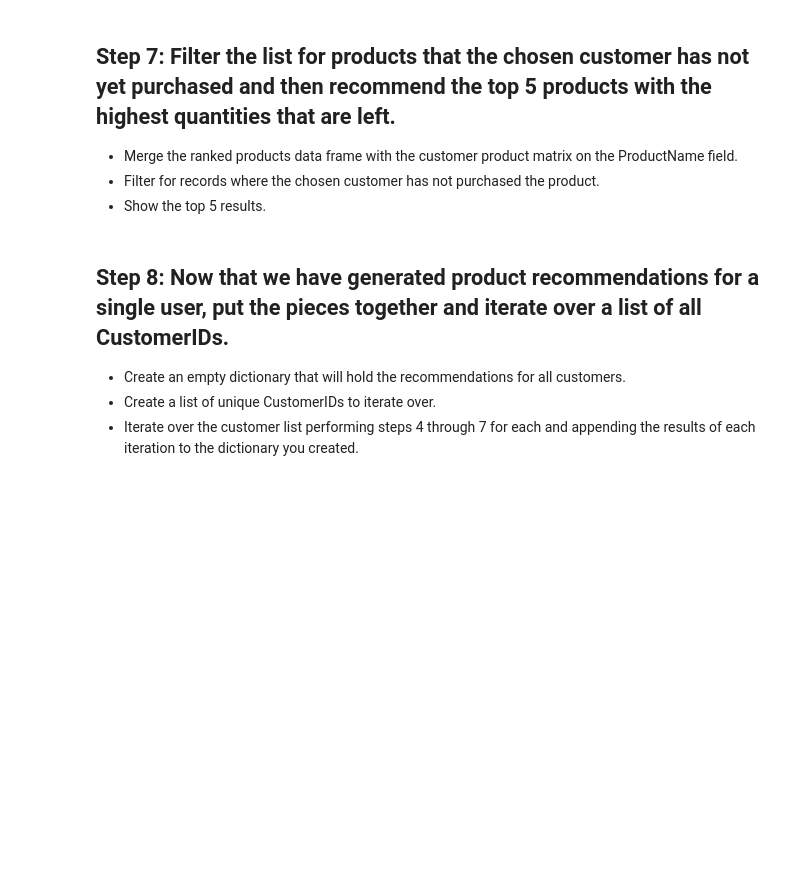
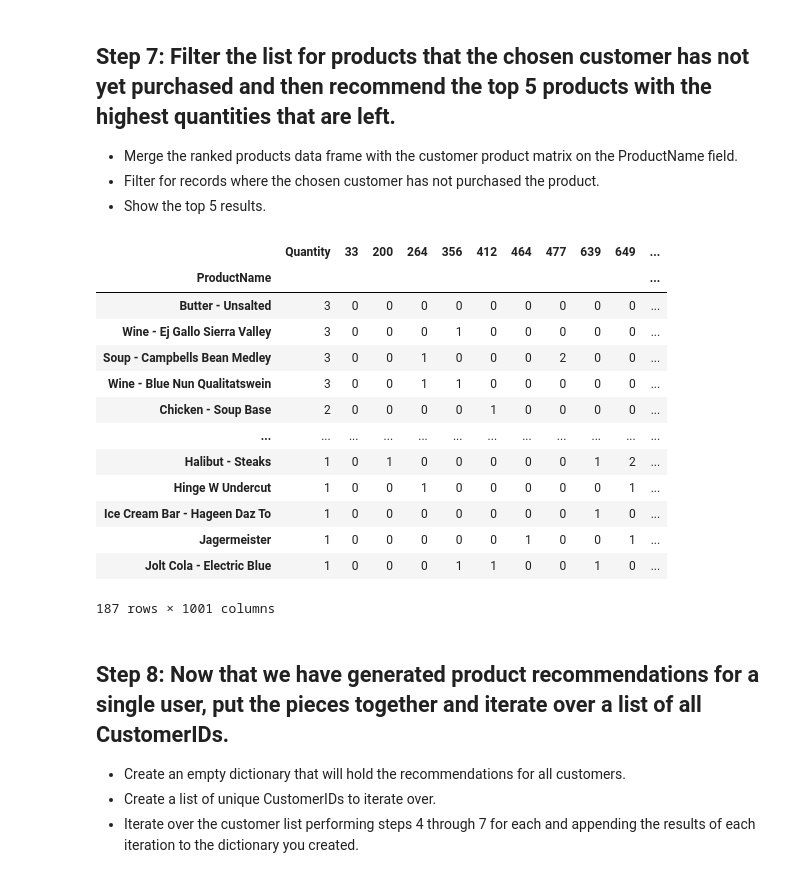
Before and after one commit to Data-FT-MX/lab_recommender_system, a Jupyter notebook: your-code/main.ipynb, the cells around one changed output. Saved outputs shown, nothing was run; the diff lists cells and outputs as text; code cells hidden in the pictures; blank space fills up the shorter version.

```diff
--- a/your-code/main.ipynb
+++ b/your-code/main.ipynb
@@ -69,2 +67,5 @@ MemoryError: Unable to allocate 17.5 GiB for an array with shape (2351848236,) a
+# %%
+distances = squareform(pdist(pivot.T, 'euclidean'))
+distances = pd.DataFrame(1/(1 + distances), index=pivot.columns, columns=pivot.columns)
 # %% [markdown]
 ## Step 4: Check your results by generating a list of the top 5 most similar customers for a specific CustomerID.
@@ -71,2 +83,5 @@ MemoryError: Unable to allocate 17.5 GiB for an array with shape (2351848236,) a
 # %% [markdown]
 ## Step 5: From the data frame you created in Step 1, select the records for the list of similar CustomerIDs you obtained in Step 4.
+# %%
+temp = product_quantity.loc[top.index]
+temp
@@ -74,3 +104,6 @@ MemoryError: Unable to allocate 17.5 GiB for an array with shape (2351848236,) a
 ## Step 6: Aggregate those customer purchase records by ProductName, sum the Quantity field, and then rank them in descending order by quantity.
 
 This will give you the total number of each product purchased by the 5 most similar customers to the customer you selected in order from most purchased to least.
+# %%
+temp2 = temp.reset_index().groupby('ProductName')[['Quantity']].sum().sort_values('Quantity', ascending=False)
+temp2
@@ -80,6 +128,24 @@ This will give you the total number of each product purchased by the 5 most simi
 - Merge the ranked products data frame with the customer product matrix on the ProductName field.
 - Filter for records where the chosen customer has not purchased the product.
 - Show the top 5 results.
+# %%
+temp3 = pd.merge(temp2, pivot, on='ProductName')
+temp3[temp3[33] == 0].sort_values('Quantity', ascending+f)
+# %% [output]
+|  | Quantity | 33 | 200 | 264 | 356 | 412 | 464 | 477 | 639 | 649 | ... |
+| ProductName |  |  |  |  |  |  |  |  |  |  | ... |
+| Butter - Unsalted | 3 | 0 | 0 | 0 | 0 | 0 | 0 | 0 | 0 | 0 | ... |
+| Wine - Ej Gallo Sierra Valley | 3 | 0 | 0 | 0 | 1 | 0 | 0 | 0 | 0 | 0 | ... |
+| Soup - Campbells Bean Medley | 3 | 0 | 0 | 1 | 0 | 0 | 0 | 2 | 0 | 0 | ... |
+| Wine - Blue Nun Qualitatswein | 3 | 0 | 0 | 1 | 1 | 0 | 0 | 0 | 0 | 0 | ... |
+| Chicken - Soup Base | 2 | 0 | 0 | 0 | 0 | 1 | 0 | 0 | 0 | 0 | ... |
+| ... | ... | ... | ... | ... | ... | ... | ... | ... | ... | ... | ... |
+| Halibut - Steaks | 1 | 0 | 1 | 0 | 0 | 0 | 0 | 0 | 1 | 2 | ... |
+| Hinge W Undercut | 1 | 0 | 0 | 1 | 0 | 0 | 0 | 0 | 0 | 1 | ... |
+| Ice Cream Bar - Hageen Daz To | 1 | 0 | 0 | 0 | 0 | 0 | 0 | 0 | 1 | 0 | ... |
+| Jagermeister | 1 | 0 | 0 | 0 | 0 | 0 | 1 | 0 | 0 | 1 | ... |
+| Jolt Cola - Electric Blue | 1 | 0 | 0 | 0 | 1 | 1 | 0 | 0 | 1 | 0 | ... |
+187 rows × 1001 columns
 # %% [markdown]
 ## Step 8: Now that we have generated product recommendations for a single user, put the pieces together and iterate over a list of all CustomerIDs.
 
```
Also changed, not shown: parts of 6 cells of this notebook.
